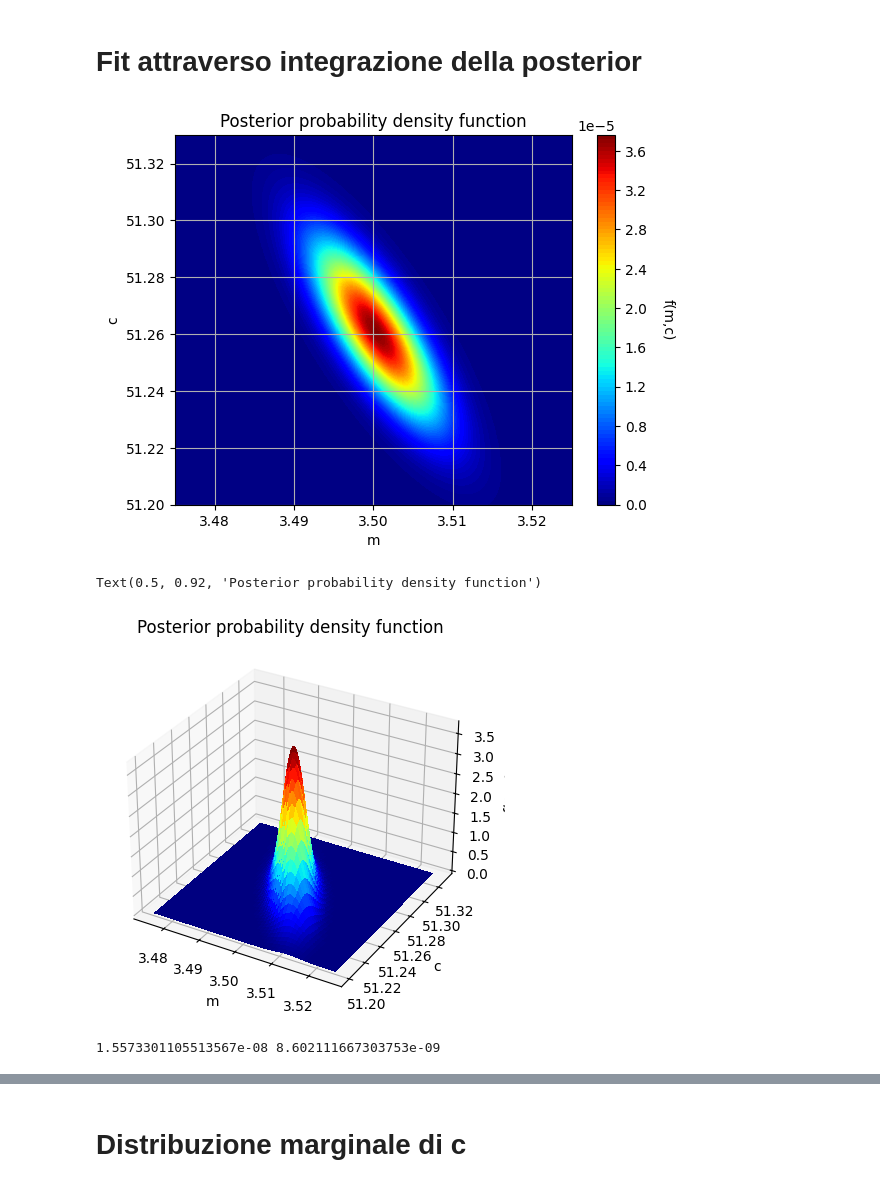
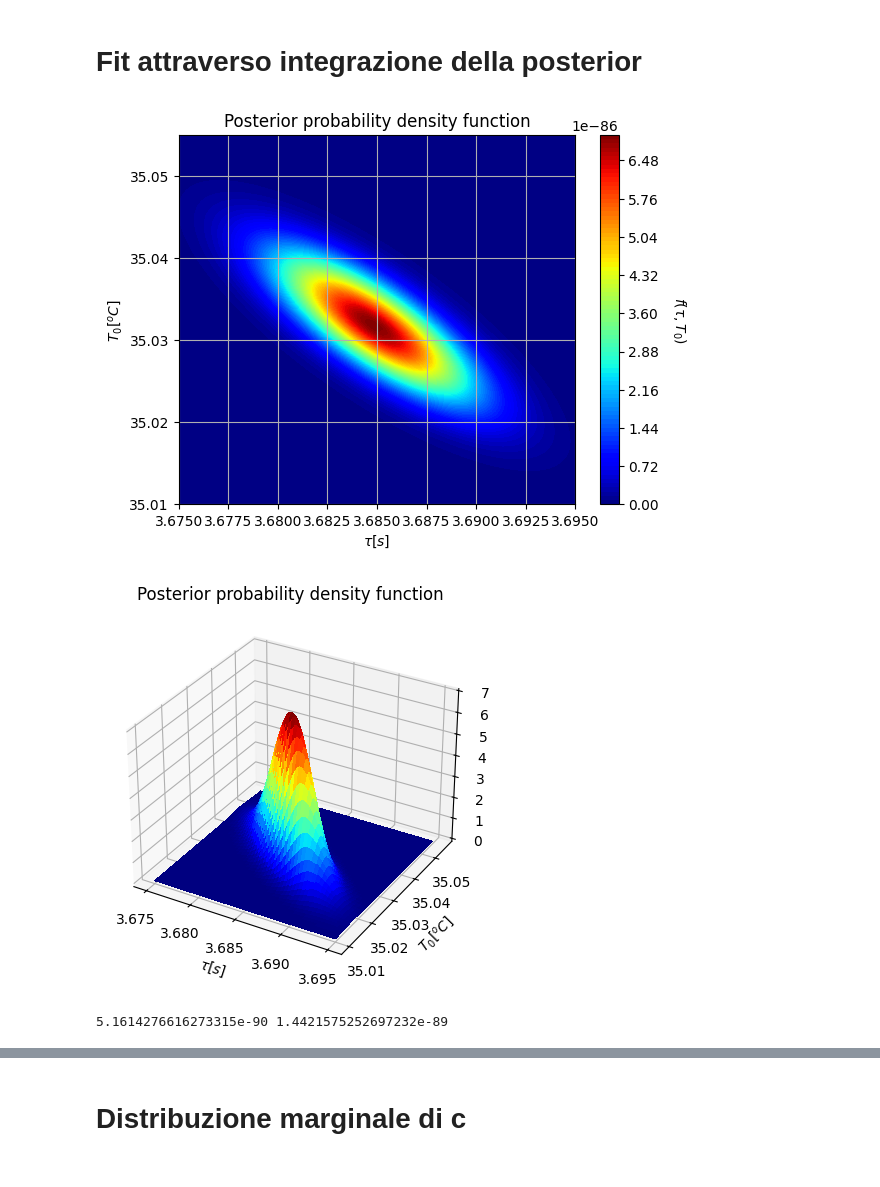
Before and after one commit to Lucapitti/termodinamica_codici, a Jupyter notebook: PP2/LinearFitExamples.ipynb, the cells around one changed output, grey strips where cells are left out. Drawn from its saved outputs; the diff is of its cells as text; code cells hidden in the pictures.

```diff
--- a/PP2/LinearFitExamples.ipynb
+++ b/PP2/LinearFitExamples.ipynb
@@ -49,52 +1,79 @@ rho(m, c) =  -0.7861
 # %% [markdown]
 # Fit attraverso integrazione della posterior
 # %%
+#FIT LINEARE CON MINIMI QUADRATI
+import matplotlib.pyplot as plt
+
+from matplotlib import cm
+
+import numpy
+from numpy import sqrt,floor
+
 import numpy as np
+import pandas as pd
+import random
+import math
 
-# Assumo prior vaga (costante) --> posterior ~ likelihood (a meno della normalizzazione)
+# libreria locale
+import my_lib_santanastasio as my
+##NOTA IMPORTANTE: se cambi qualcosa in my_lib_santanastasio
+# devi fare Kernel --> Restart prima di rigirare il codice
+# altrimenti i cambiamenti non saranno applicati.
+
+from scipy import stats
+import scipy.integrate as integrate
+from scipy import optimize
+
 def posterior(M, C, T, t, sigmaT, Tf):
     Yexp = Tf - (Tf - C)*np.exp(-t/M)
     return np.prod(stats.norm.pdf(T, Yexp, sigmaT))
-from matplotlib import cm
+
+c_ranges = [(35.01, 35.06), (24.99, 25.03), (21.075, 21.125), (19.4, 19.435), (18.525, 18.575), (17.99, 18.03), (17.54, 17.6)]
+m_ranges = [(3.675, 3.695), (4.55, 4.61), (5.80, 5.97), (7.0, 7.45), (7.85, 8.45), (6, 6.5), (6.0, 6.85)]
+
+time, Temp= np.loadtxt("data/fit_acqua/temp_acqua1.txt", unpack=True)
+time = time - time[0]
+
+Tf = 16.81588
+
+uy_new = np.repeat(0.014, len(Temp))
 
 
-uy_new = np.repeat(0.05, len(Temp))
-
-
-m_values = np.linspace(3.475, 3.525, 100)
-c_values = np.linspace(51.2, 51.33, 100)
+m_values = np.linspace(3.675, 3.695, 100)
+c_values = np.linspace(35.01, 35.055, 100)
 m_mesh, c_mesh = np.meshgrid(m_values, c_values)
 
 posterior_values = np.zeros(len(m_values)*len(c_values))
 idx = 0
 for mval, cval in np.nditer([m_mesh,c_mesh]):
     posterior_values[idx]=posterior(M=mval, C=cval, T=Temp, t=time, sigmaT=uy_new, Tf=Tf)
     idx = idx + 1
 posterior_mesh = posterior_values.reshape((len(c_values), len(m_values)))
 fig = plt.figure()
 ax1 = plt.contourf(m_mesh, c_mesh, posterior_mesh, cmap=cm.jet, levels=100)
 cbar = plt.colorbar(ax1)
-cbar.set_label('f(m,c)', rotation=270, labelpad=20)
-plt.xlabel("m")
-plt.ylabel("c")
+cbar.set_label('$f(\\tau,T_0)$', rotation=270, labelpad=20)
+plt.xlabel("$\\tau [s]$")
+plt.ylabel("$T_0 [^oC]$")
 plt.grid()
 plt.title("Posterior probability density function")
+plt.savefig("Fit_posterior_acqua.png")
 plt.show()
 # %% [output]
-[figure, old version]
+[figure, new version]
 # %%
 from matplotlib import cm
 fig, ax = plt.subplots(subplot_kw={"projection": "3d"})
 surf = ax.plot_surface(m_mesh, c_mesh, posterior_mesh, cmap=cm.jet,
                        linewidth=0, antialiased=False)
 
-ax.set_xlabel('m')
-ax.set_ylabel('c')
-ax.set_zlabel('f(m,c)')
+ax.set_xlabel('$\\tau [s]$')
+ax.set_ylabel('$T_0 [^oC]$')
+ax.set_zlabel('$f(\\tau,T_0)$')
 plt.title("Posterior probability density function")
+plt.savefig("grafico_3D.png")
 # %% [output]
-Text(0.5, 0.92, 'Posterior probability density function')
-[figure, old version]
+[figure, new version]
 # %%
 # Range delle variabili su cui fare inferenza
 
@@ -130,7 +109,7 @@ def arg_E_m_k(M,C,k,Y,X,SigmaY,Tf):
 def arg_E_mc(M,C,Y,X,SigmaY,Tf):
     return M * C * posterior_norm(M,C,Y,X,SigmaY,Tf)
 # %% [output]
-1.5573301105513567e-08 8.602111667303753e-09
+5.1614276616273315e-90 1.4421575252697232e-89
 # %%
 E_c, error_int_E_c = integrate.nquad(arg_E_c_k,
                                     [range_m, #m
```
Also changed, not shown: parts of 4 cells of this notebook, 46 other files.
